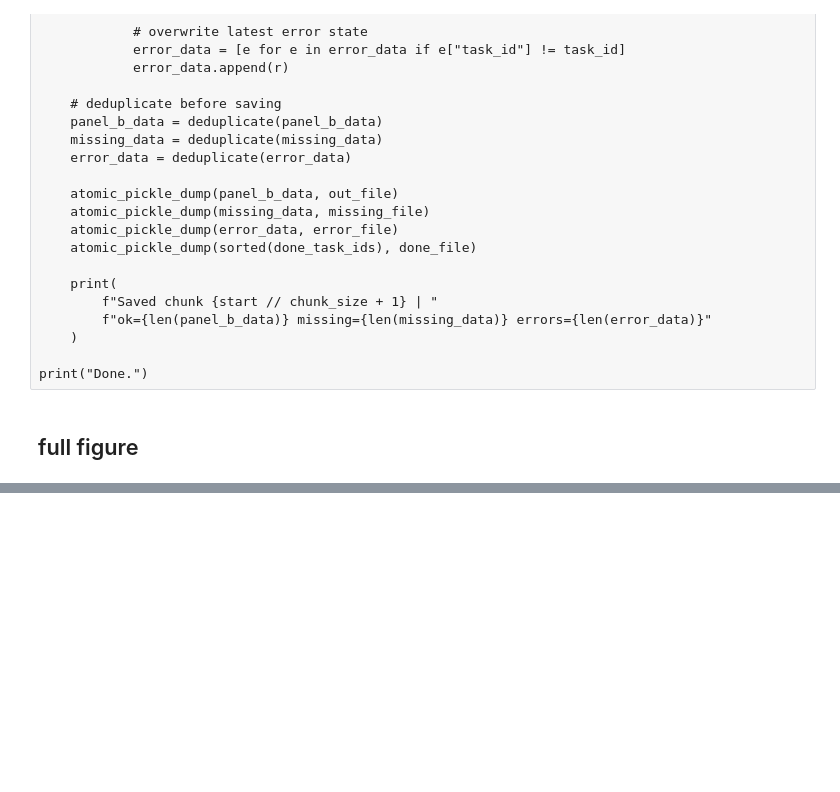
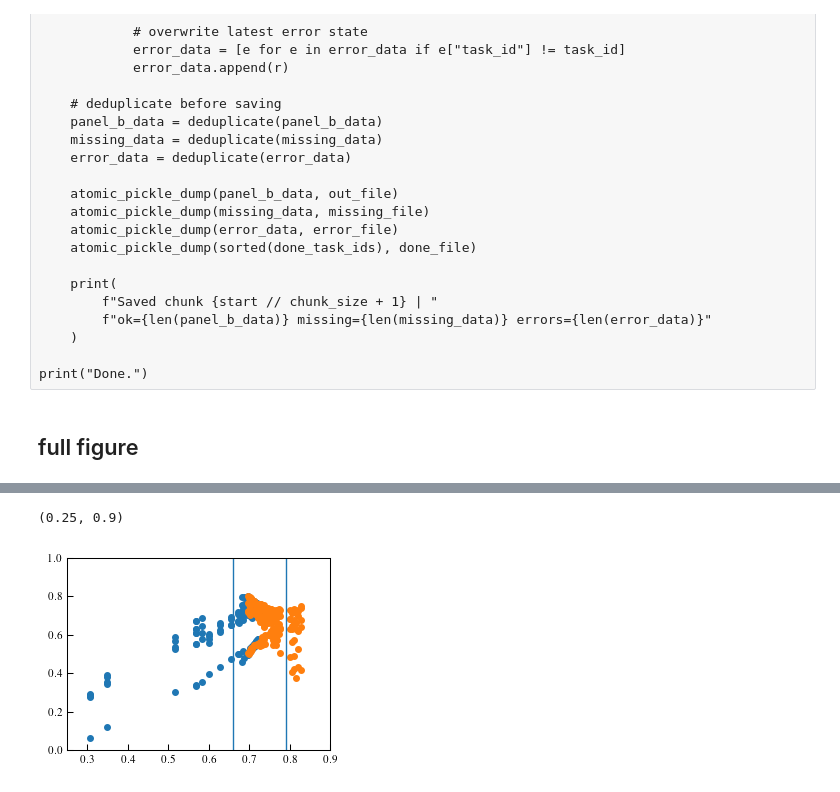
Before and after one commit to EyringMLClimateGroup/Dogra26JGRMachineLearningAndComputation_QMLTurbulence, a Jupyter notebook: generalisation.ipynb, the cells around one changed output, grey strips where cells are left out. Drawn from its saved outputs; the diff is of its cells as text; code cells hidden in the pictures; blank space fills up the shorter version.

```diff
--- a/generalisation.ipynb
+++ b/generalisation.ipynb
@@ -736,2 +776,10 @@ fig.savefig("./figures/generalisation_3panel_broken.pdf")
 # %%
-dfm
+plt.scatter(dfqm_byqubits[('r2_val','mean')], dfqm_byqubits[('r2','mean')])
+plt.scatter(dfm[('r2_val','mean')], dfm[('r2','mean')])
+plt.axvline(0.66)
+plt.axvline(0.79)
+plt.ylim(0,1)
+plt.xlim(0.25, 0.9)
+# %% [output]
+(0.25, 0.9)
+[figure, added]
```
Also changed, not shown: parts of 6 cells of this notebook, 3 other files.
